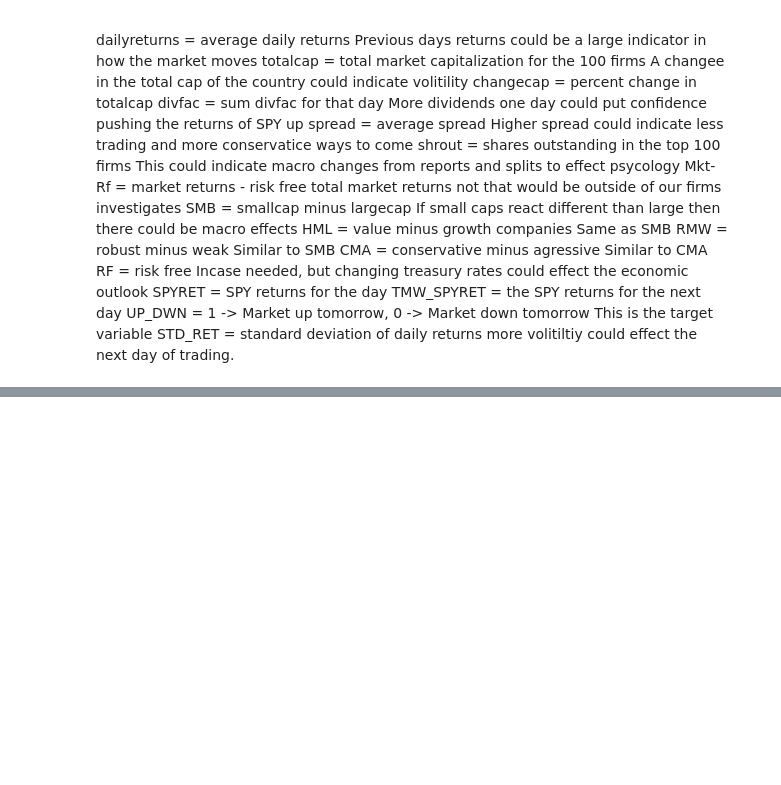
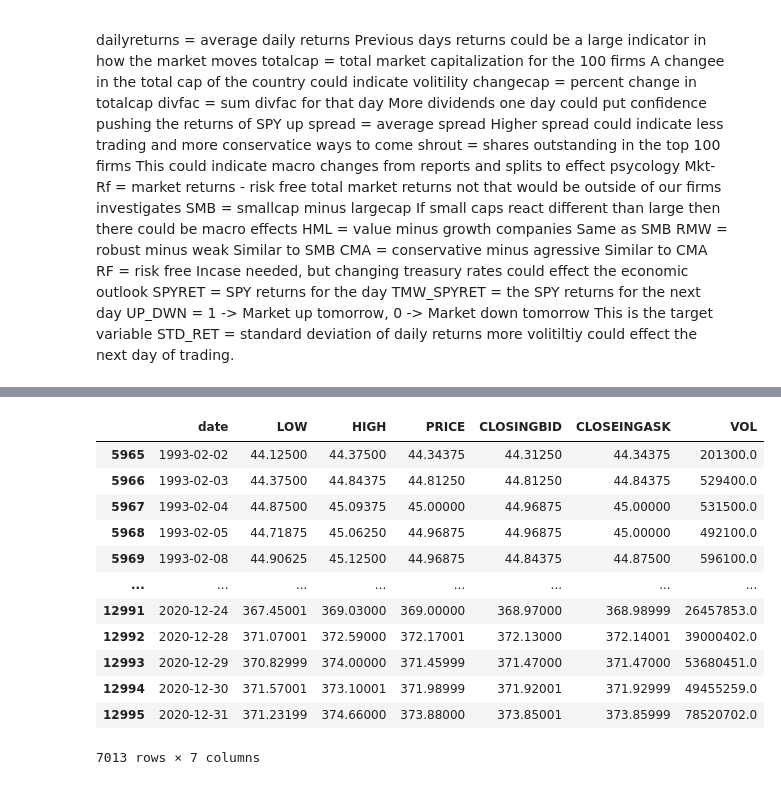
Before and after one commit to gsooter/AML-Final-Project, a Jupyter notebook: preprocessing.ipynb, the cells around one changed output, grey strips where cells are left out. Saved outputs shown, nothing was run; the diff lists cells and outputs as text; code cells hidden in the pictures; blank space fills up the shorter version.

```diff
--- a/preprocessing.ipynb
+++ b/preprocessing.ipynb
@@ -136,0 +278,2 @@ n.to_csv('daily_aggragate_data.csv', index=False)
+# %%
+spy = pd.read_csv('spyret.csv').dropna()
@@ -136,0 +282,18 @@ n.to_csv('daily_aggragate_data.csv', index=False)
+# %%
+spy['date'] = pd.to_datetime(spy['date'])
+spy = spy[['date','LOW','HIGH','PRICE','CLOSINGBID','CLOSEINGASK','VOL']]
+spy
+# %% [output]
+|  | date | LOW | HIGH | PRICE | CLOSINGBID | CLOSEINGASK | VOL |
+| 5965 | 1993-02-02 | 44.12500 | 44.37500 | 44.34375 | 44.31250 | 44.34375 | 201300.0 |
+| 5966 | 1993-02-03 | 44.37500 | 44.84375 | 44.81250 | 44.81250 | 44.84375 | 529400.0 |
+| 5967 | 1993-02-04 | 44.87500 | 45.09375 | 45.00000 | 44.96875 | 45.00000 | 531500.0 |
+| 5968 | 1993-02-05 | 44.71875 | 45.06250 | 44.96875 | 44.96875 | 45.00000 | 492100.0 |
+| 5969 | 1993-02-08 | 44.90625 | 45.12500 | 44.96875 | 44.84375 | 44.87500 | 596100.0 |
+| ... | ... | ... | ... | ... | ... | ... | ... |
+| 12991 | 2020-12-24 | 367.45001 | 369.03000 | 369.00000 | 368.97000 | 368.98999 | 26457853.0 |
+| 12992 | 2020-12-28 | 371.07001 | 372.59000 | 372.17001 | 372.13000 | 372.14001 | 39000402.0 |
+| 12993 | 2020-12-29 | 370.82999 | 374.00000 | 371.45999 | 371.47000 | 371.47000 | 53680451.0 |
+| 12994 | 2020-12-30 | 371.57001 | 373.10001 | 371.98999 | 371.92001 | 371.92999 | 49455259.0 |
+| 12995 | 2020-12-31 | 371.23199 | 374.66000 | 373.88000 | 373.85001 | 373.85999 | 78520702.0 |
+7013 rows × 7 columns
```
Also changed, not shown: parts of 35 cells of this notebook.
